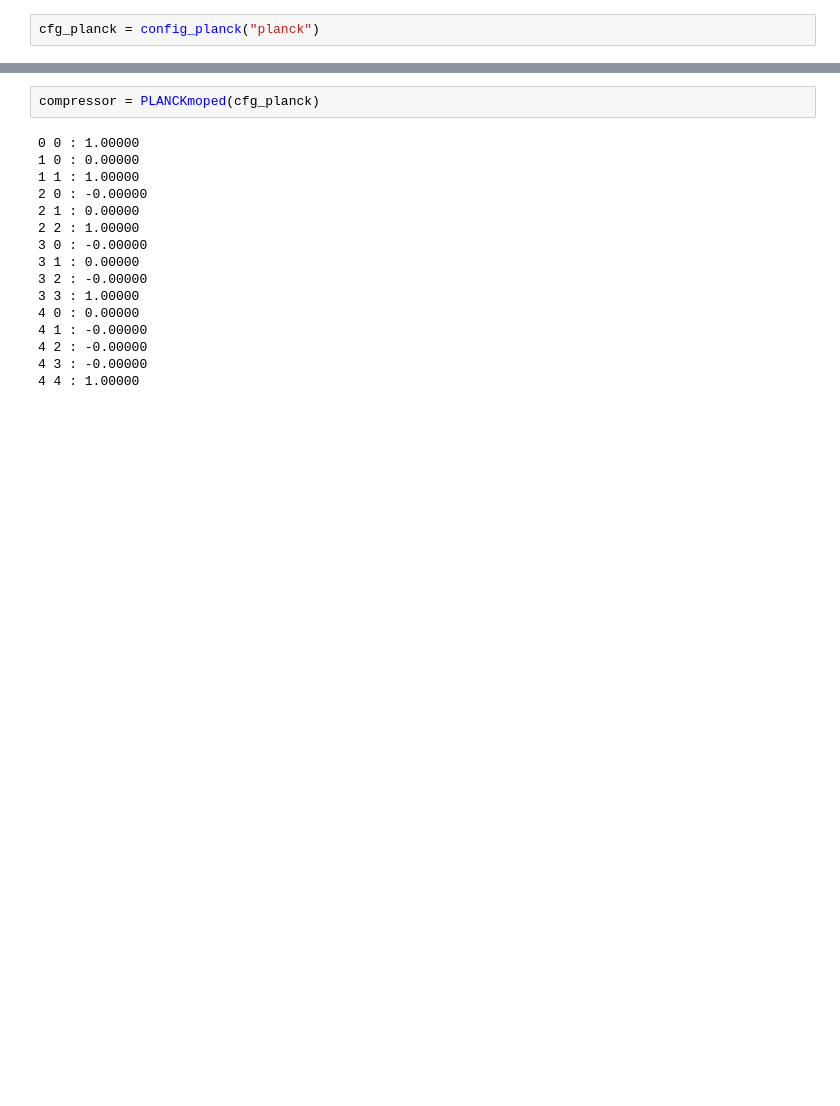
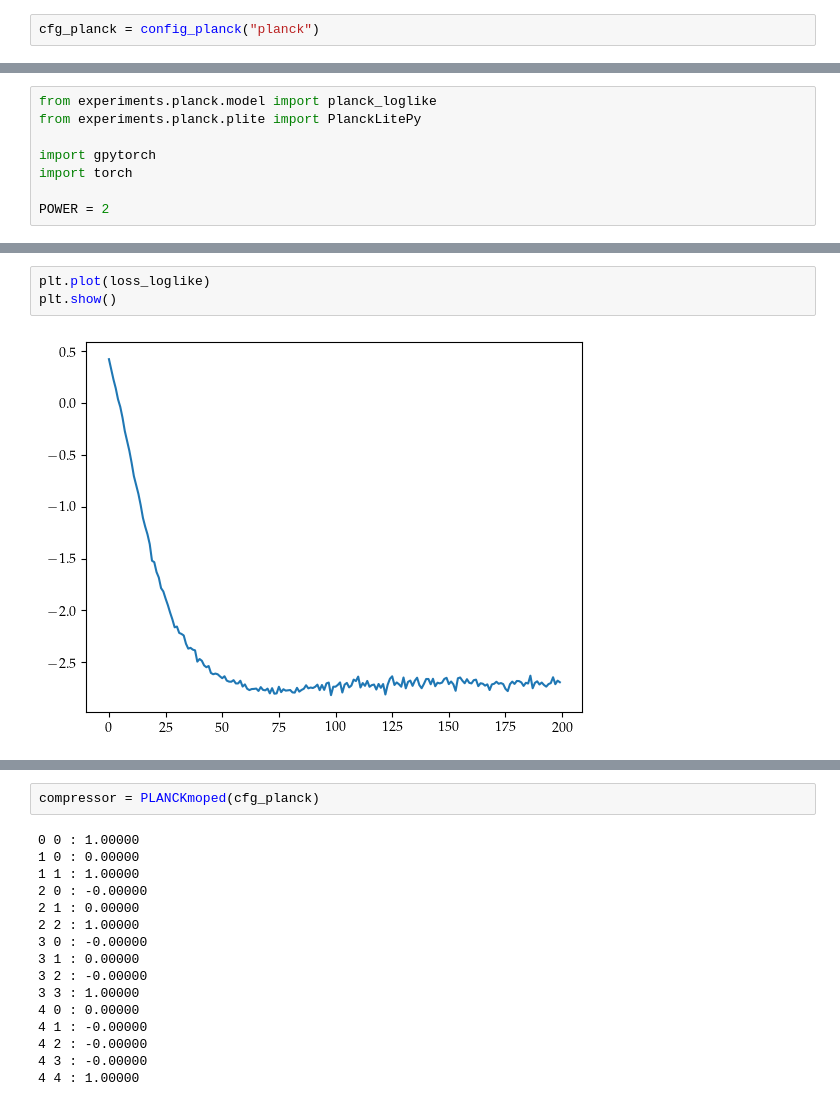
Before and after one commit to Harry45/emuplanck, a Jupyter notebook: playground.ipynb, the cells around one changed output, grey strips where cells are left out. Drawn from its saved outputs; the diff is of its cells as text; blank space fills up the shorter version.

```diff
--- a/playground.ipynb
+++ b/playground.ipynb
@@ -1360,0 +1366,8 @@ plt.show()
+# %%
+from experiments.planck.model import planck_loglike
+from experiments.planck.plite import PlanckLitePy
+
+import gpytorch
+import torch
+
+POWER = 2
@@ -1360,0 +1553,5 @@ plt.show()
+# %%
+plt.plot(loss_loglike)
+plt.show()
+# %% [output]
+[figure, added]
```
Also changed, not shown: parts of 67 cells of this notebook, 6 other files.
